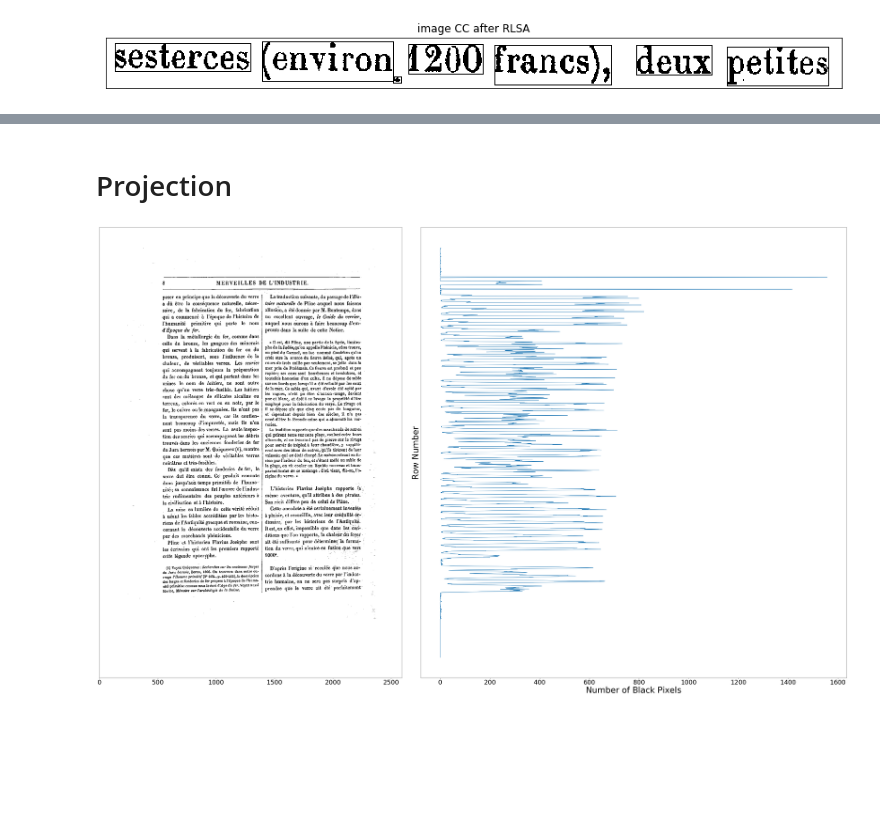
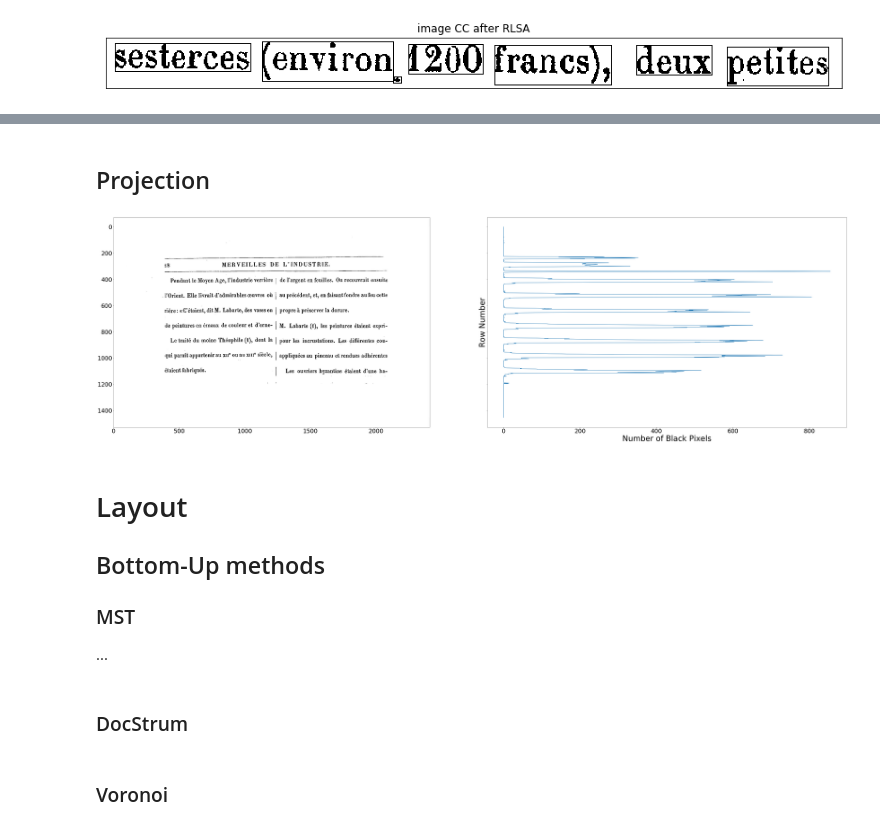
Before and after one commit to loredeluca/Document-Recognition, a Jupyter notebook: Progetto DDM.ipynb, the cells around one changed output, grey strips where cells are left out. Cells and saved outputs as stored; diff of their text form; code cells hidden in the pictures; blank space fills up the shorter version.

```diff
--- a/Progetto DDM.ipynb
+++ b/Progetto DDM.ipynb
@@ -28,10 +29,10 @@ images = [img, thresh]
 
 for i in range(1):
     plt.figure(figsize=(20,20))
-    plt.subplot(1,3,i+1),plt.imshow(images[i],'gray')
+    plt.subplot(1,2,i+1),plt.imshow(images[i],'gray')
     plt.title(titles[i]), plt.xticks([]), plt.yticks([])
 
-    plt.subplot(1,3,i+2),plt.imshow(images[i+1],'gray')
+    plt.subplot(1,2,i+2),plt.imshow(images[i+1],'gray')
     plt.title(titles[i+1]), plt.xticks([]), plt.yticks([])
     '''
     plt.figure(figsize=(10,10))
@@ -214,9 +251,11 @@ cv2.imwrite(new_name,newimg)
 titles = ['Original Image','RLSA image']
 images = [img, newimg]
 
-for i in range(2):
-    plt.figure(figsize=(10,10))
+for i in range(1):
+    plt.figure(figsize=(20,20))
     plt.subplot(1,2,i+1),plt.imshow((images[i]),'gray')
-    plt.title(titles[i])
-    plt.xticks([]),plt.yticks([])
+    plt.title(titles[i]), plt.xticks([]), plt.yticks([])
+
+    plt.subplot(1,2,i+2),plt.imshow(images[i+1],'gray')
+    plt.title(titles[i+1]), plt.xticks([]), plt.yticks([])
 # %% [output]
@@ -354,34 +556,39 @@ histogram(img_bin,pix_dist)
 # %% [markdown]
-# Projection
+## Projection
 # %%
 import cv2
 import numpy as np
 from matplotlib import pyplot as plt
 from random import *
 
-img_name='prova3.tif'
+img_name='Rotated Image.tif'
 img = cv2.imread(img_name, 0)
 img_bin = cv2.threshold(img,0,255,cv2.THRESH_BINARY+cv2.THRESH_OTSU)[1]
 
 #Counting black pixels per row (axis=0: col, axis=1:row)
 counts = np.sum(img_bin==0, axis=1)
-row_number = [i for i in range(thres.shape[0])]
+row_number = [i for i in range(img_bin.shape[0])]
 #counts = smooth(counts,20) #ammorbidisce il grafico dei pixel
 
-f, (ax1, ax2) = plt.subplots(1, 2, sharey=True, figsize=(70, 40))
-ax1.imshow(img,'gray'), plt.yticks([])
+f, (ax1,ax2)= plt.subplots(1, 2, sharey=True, figsize=(70, 20))#(70,40)
+ax1.imshow(img,'gray')#, plt.yticks([])
 ax1.tick_params(axis='both', which='major', labelsize=30)
 ax2.plot(counts,row_number,label='fit')
 ax2.tick_params(axis='both', which='major', labelsize=30)
 plt.xlabel('Number of Black Pixels',fontsize=40)
 plt.ylabel('Row Number',fontsize=40)
-plt.subplots_adjust( wspace = -0.1)
+plt.subplots_adjust( wspace = 0.1)#-0.1
 plt.savefig('Projection.png')#, dpi=1800)
-#plt.figure(figsize=(40,40))
-#plt.imshow(img,'gray')#, plt.xticks([]), plt.yticks([])
-#plt.xlabel('Number of Black Pixels')
-#plt.ylabel('Row Number')
-#plt.title('Horizontal Projection')
-#plt.show()
+
+plt.show()
 # %% [output]
-[figure, old version]
+[figure, new version]
+# %% [markdown]
+# Layout
+## Bottom-Up methods
+### MST
+...
+# %% [markdown]
+### DocStrum
+# %% [markdown]
+### Voronoi
```
Also changed, not shown: parts of 29 cells of this notebook.
